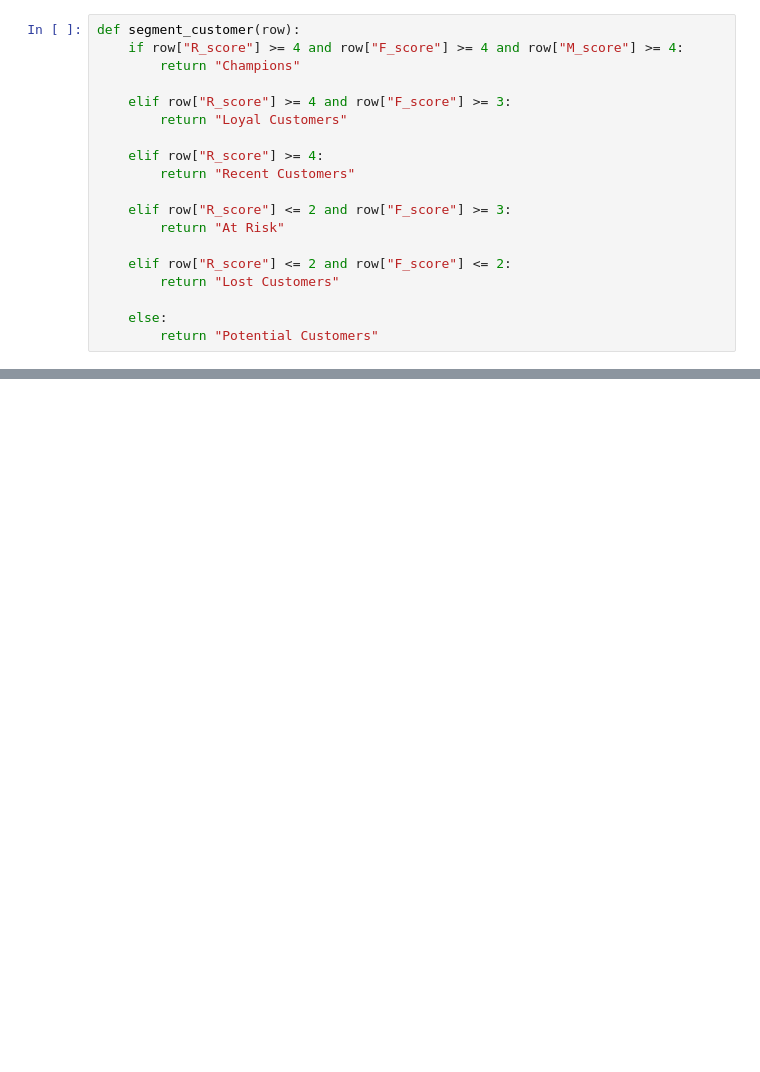
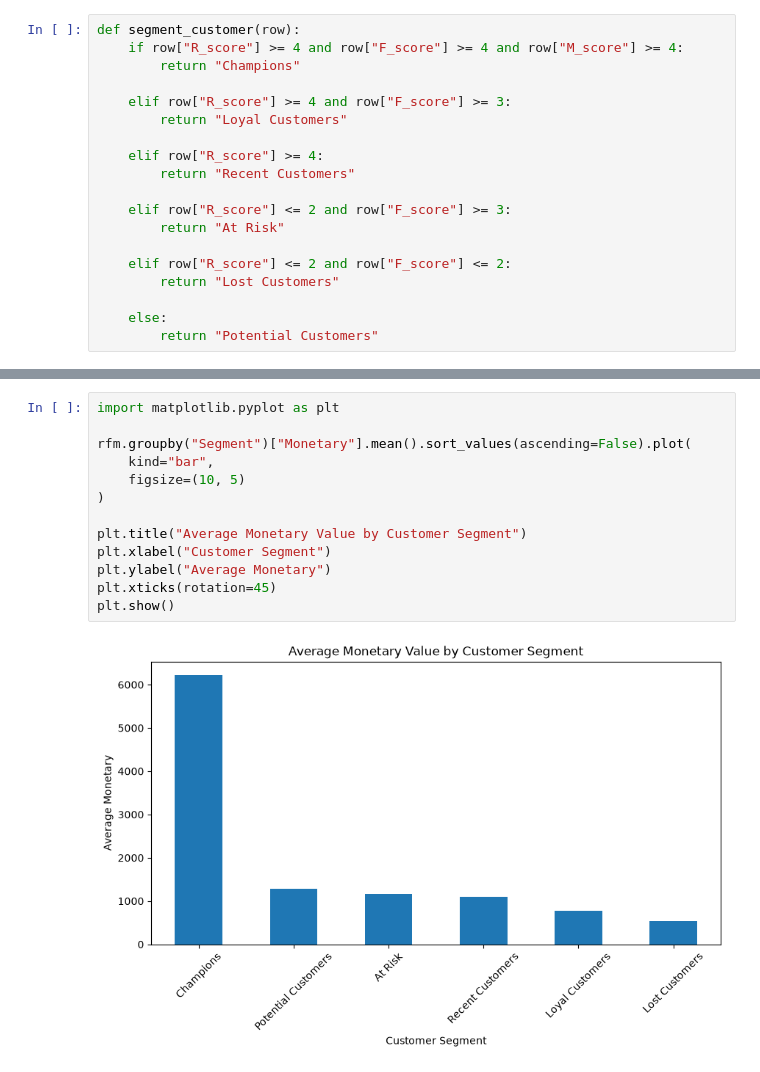
Before and after one commit to RihabMhd/Apprentissage-Suppervisee-Classification, a Jupyter notebook: notebook/prediction.ipynb, the cells around one changed output, grey strips where cells are left out. Saved outputs shown, nothing was run; the diff lists cells and outputs as text; blank space fills up the shorter version.

```diff
--- a/notebook/prediction.ipynb
+++ b/notebook/prediction.ipynb
@@ -301,0 +377,15 @@ CustomerID
+# %%
+import matplotlib.pyplot as plt
+
+rfm.groupby("Segment")["Monetary"].mean().sort_values(ascending=False).plot(
+    kind="bar",
+    figsize=(10, 5)
+)
+
+plt.title("Average Monetary Value by Customer Segment")
+plt.xlabel("Customer Segment")
+plt.ylabel("Average Monetary")
+plt.xticks(rotation=45)
+plt.show()
+# %% [output]
+[figure, added]
```
Also changed, not shown: parts of 15 cells of this notebook.
